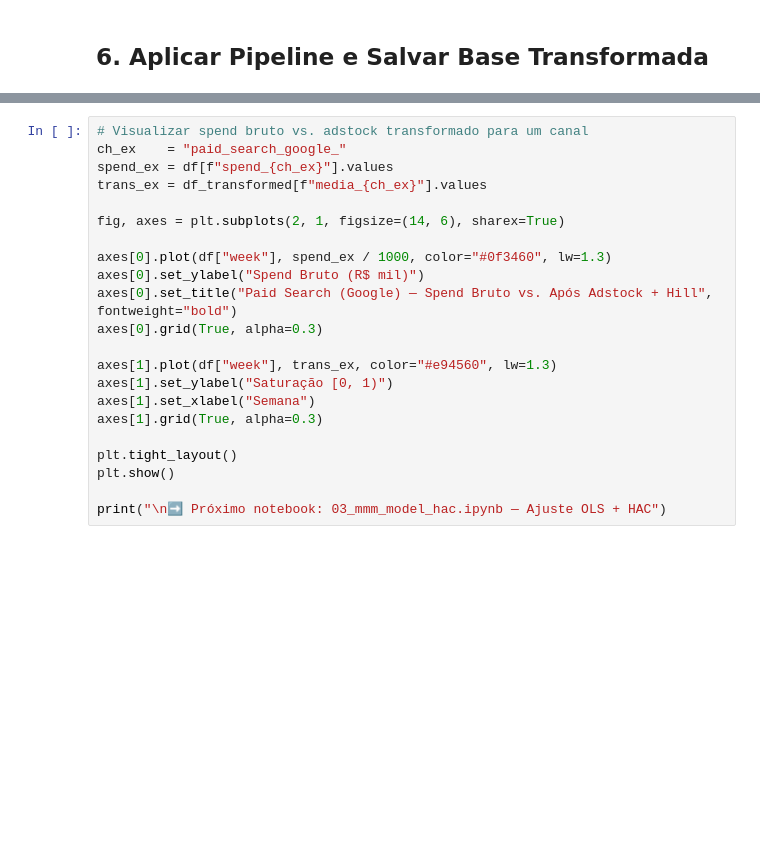
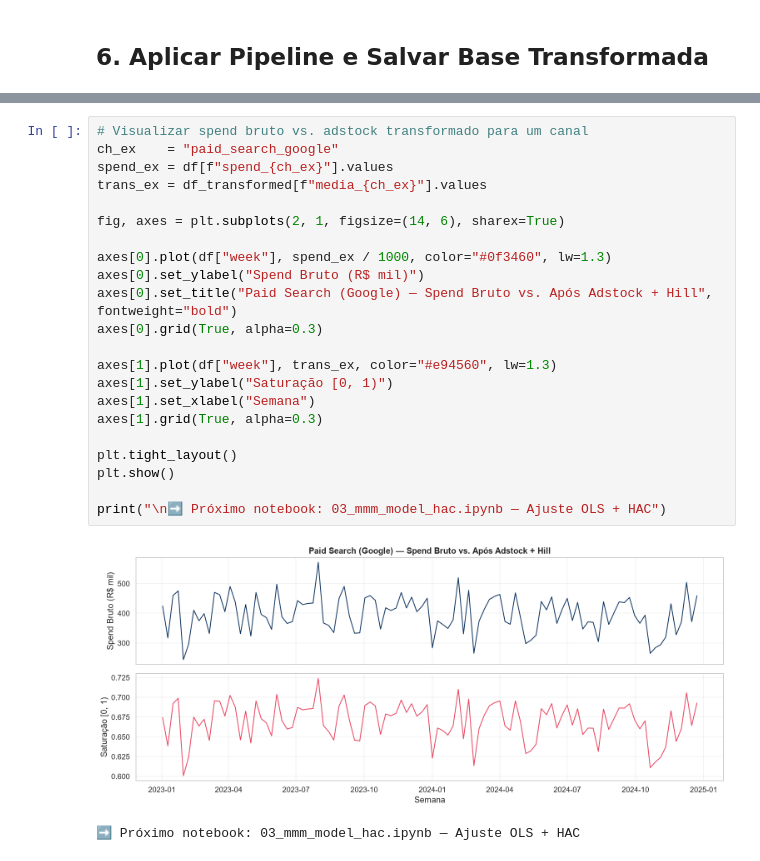
Before and after one commit to brunopamplona/streaming-mmm, a Jupyter notebook: notebooks/02_adstock_saturation.ipynb, the cells around one changed output, grey strips where cells are left out. Saved outputs shown, nothing was run; the diff lists cells and outputs as text; blank space fills up the shorter version.

Commit message:
fix: execute notebooks 01 02 04; fix column name typo in adstock notebook; create outputs dir

```diff
--- a/notebooks/02_adstock_saturation.ipynb
+++ b/notebooks/02_adstock_saturation.ipynb
@@ -202,22 +227,25 @@ df_transformed.head(3)
 # %%
 # Visualizar spend bruto vs. adstock transformado para um canal
-ch_ex    = "paid_search_google_"
+ch_ex    = "paid_search_google"
 spend_ex = df[f"spend_{ch_ex}"].values
 trans_ex = df_transformed[f"media_{ch_ex}"].values
 
 fig, axes = plt.subplots(2, 1, figsize=(14, 6), sharex=True)
 
 axes[0].plot(df["week"], spend_ex / 1000, color="#0f3460", lw=1.3)
 axes[0].set_ylabel("Spend Bruto (R$ mil)")
 axes[0].set_title("Paid Search (Google) — Spend Bruto vs. Após Adstock + Hill", fontweight="bold")
 axes[0].grid(True, alpha=0.3)
 
 axes[1].plot(df["week"], trans_ex, color="#e94560", lw=1.3)
 axes[1].set_ylabel("Saturação [0, 1)")
 axes[1].set_xlabel("Semana")
 axes[1].grid(True, alpha=0.3)
 
 plt.tight_layout()
 plt.show()
 
 print("\n➡ Próximo notebook: 03_mmm_model_hac.ipynb — Ajuste OLS + HAC")
+# %% [output]
+[figure, added]
+➡ Próximo notebook: 03_mmm_model_hac.ipynb — Ajuste OLS + HAC
```
Also changed, not shown: parts of 7 cells of this notebook, 12 other files.
